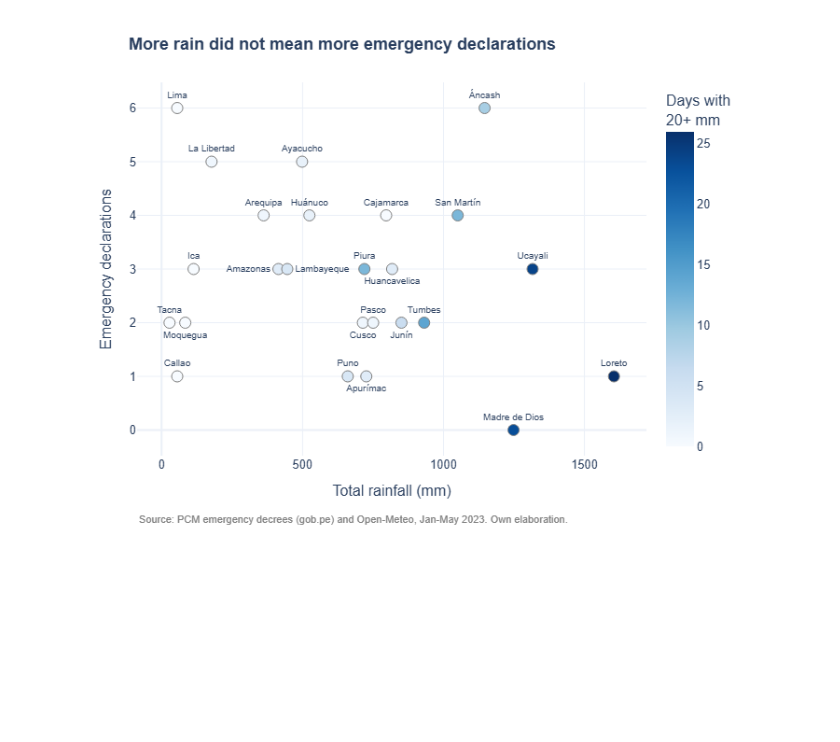
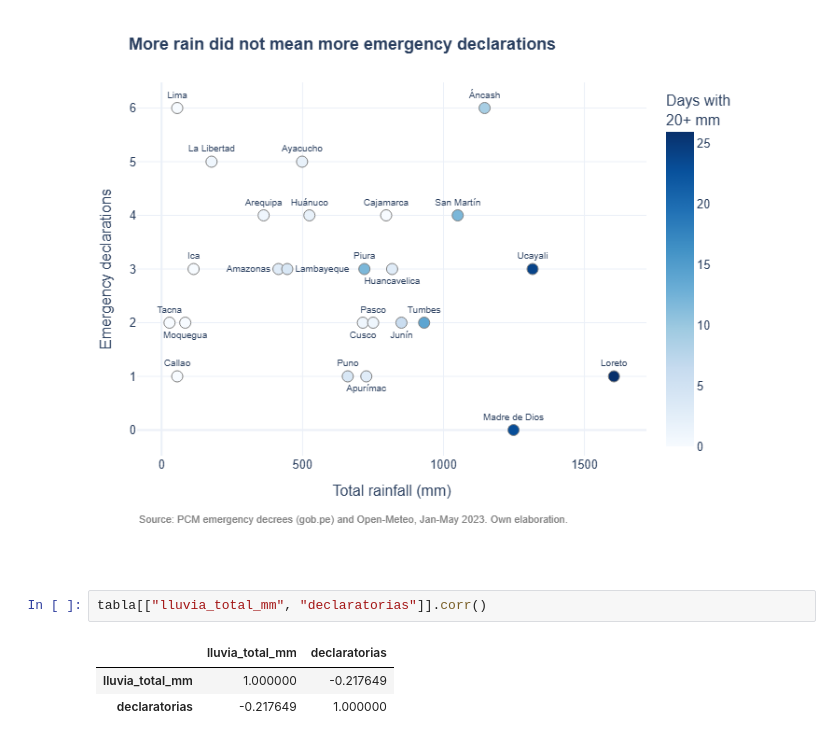
Before and after one commit to rodnm/Python-G2, a Jupyter notebook: assignment_3/01_visualizacion.ipynb, the cells around one changed output. Saved outputs shown, nothing was run; the diff lists cells and outputs as text; blank space fills up the shorter version.

```diff
--- a/assignment_3/01_visualizacion.ipynb
+++ b/assignment_3/01_visualizacion.ipynb
@@ -119,3 +119,9 @@ fig.update_layout(
 fig.show()
 # %% [output]
 [figure]
+# %%
+tabla[["lluvia_total_mm", "declaratorias"]].corr()
+# %% [output]
+|  | lluvia_total_mm | declaratorias |
+| lluvia_total_mm | 1.000000 | -0.217649 |
+| declaratorias | -0.217649 | 1.000000 |
```
Also changed, not shown: parts of 4 cells of this notebook.
